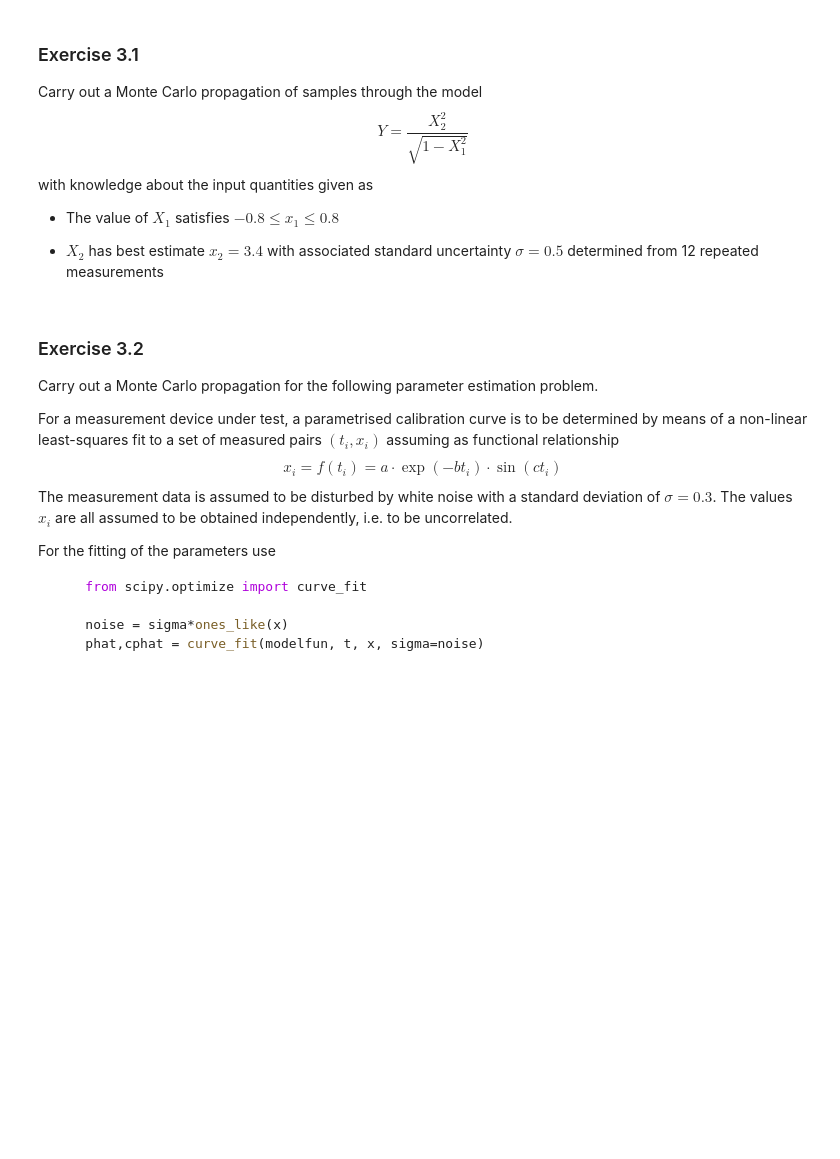
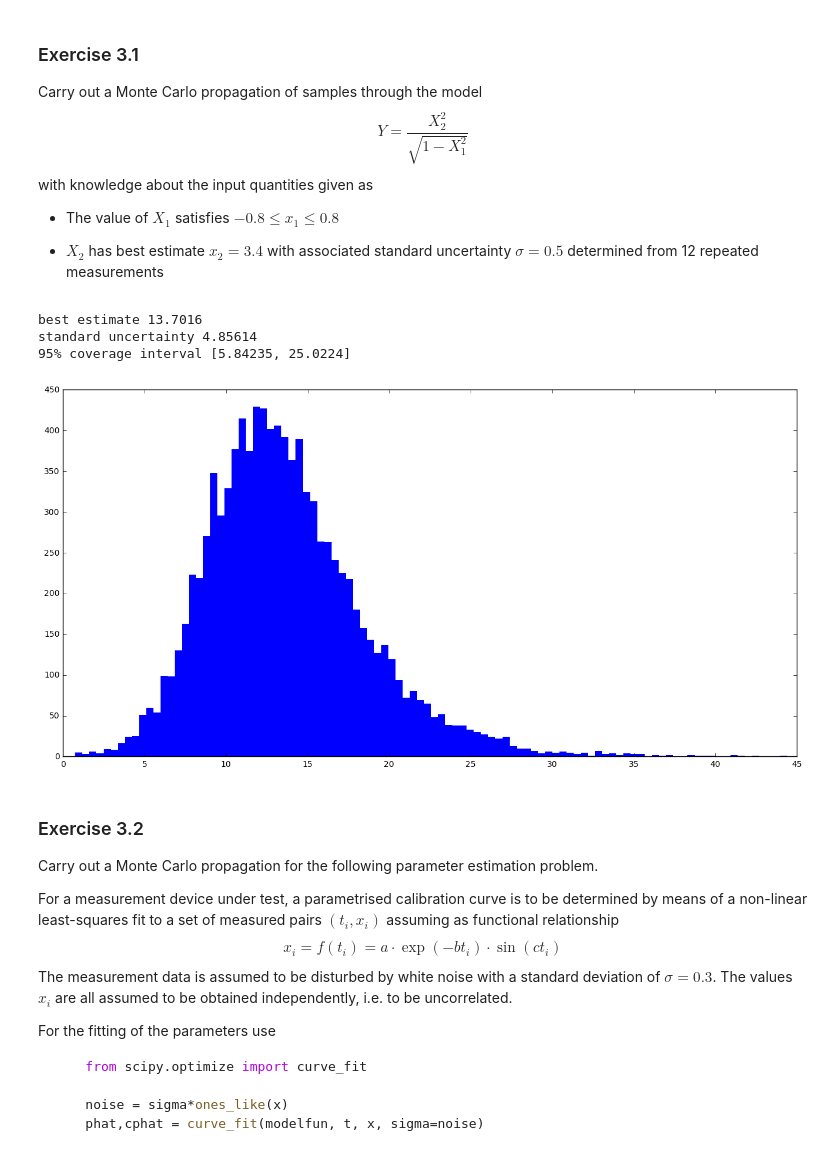
Before and after one commit to eichstaedtPTB/MonteCarloHandsOn, a Jupyter notebook: 04 Propagating through the model function.ipynb, the cells around one changed output. Cells and saved outputs as stored; diff of their text form; code cells hidden in the pictures; blank space fills up the shorter version.

```diff
--- a/04 Propagating through the model function.ipynb
+++ b/04 Propagating through the model function.ipynb
@@ -53,3 +51,37 @@ from scipy.stats import uniform, t
+# %%
+from scipy.stats import uniform, t
+
+X1dist = uniform(loc=-0.8, scale=1.6)
+X2dist = t(11, loc=3.4, scale=0.5)
+draws = 10000
+
+X1 = X1dist.rvs(draws)
+X2 = X2dist.rvs(draws)
+
+Y = X2**2 / (sqrt(1-X1**2))
+
+hist(Y, bins=100, edgecolor="none");
+
+y = mean(Y)
+uy = std(Y)
+
+ys = sort(Y)
+q = int(len(Y)*0.95)
+l = int(0.5*(len(Y)-q))
+r = int(l + q)
+
+yl = ys[l]
+yr = ys[r]
+
+
+print("best estimate %g"%y)
+print("standard uncertainty %g"%uy)
+print("95%% coverage interval [%g, %g]"%(yl, yr))
+# %% [output]
+best estimate 13.7016
+standard uncertainty 4.85614
+95% coverage interval [5.84235, 25.0224]
+[figure, added]
 # %% [markdown]
 ### Exercise 3.2
 
```
Also changed, not shown: parts of 5 cells of this notebook, 3 other files.
